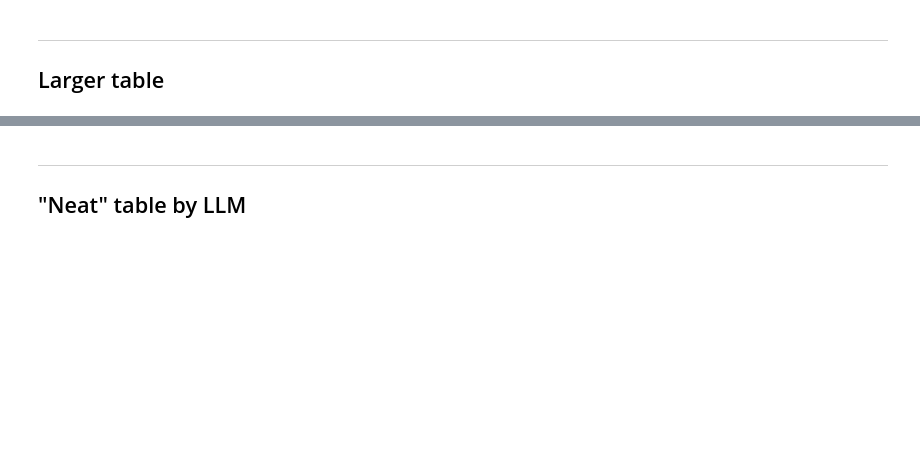
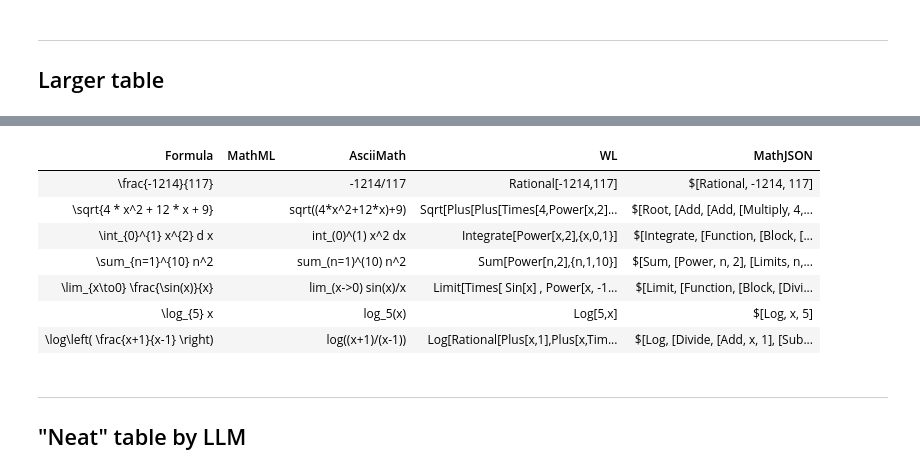
Before and after one commit to antononcube/Raku-LaTeX-Grammar, a Jupyter notebook: docs/Basic-usage-tables.ipynb, the cells around one changed output, grey strips where cells are left out. Saved outputs shown, nothing was run; the diff lists cells and outputs as text; code cells hidden in the pictures; blank space fills up the shorter version.

```diff
--- a/docs/Basic-usage-tables.ipynb
+++ b/docs/Basic-usage-tables.ipynb
@@ -80,3 +104,25 @@ my $tbl = @res
+# %%
+#%html
+
+my @targets = <MathML AsciiMath WL MathJSON>;
+#my @targets = <MathML>;
+
+my @res = do for @formulas -> $fm {
+    [Formula => $fm, |@targets.map({ $_ => latex-interpret($fm, actions => $_) }).map({ $_.value ~~ Str:D ?? $_ !! ($_.key => $_.value.raku)})].Hash
+}
+
+my $tbl = @res
+==> to-html(field-names => ['Formula', |@targets], align => 'left')
+==> { .subst(/ '"' | '&quot;' /, :g) }()
+# %% [output]
+| Formula | MathML | AsciiMath | WL | MathJSON |
+| \frac{-1214}{117} |  | -1214/117 | Rational[-1214,117] | $[Rational, -1214, 117] |
+| \sqrt{4 * x^2 + 12 * x + 9} |  | sqrt((4*x^2+12*x)+9) | Sqrt[Plus[Plus[Times[4,Power[x,2]... | $[Root, [Add, [Add, [Multiply, 4,... |
+| \int_{0}^{1} x^{2} d x |  | int_(0)^(1) x^2 dx | Integrate[Power[x,2],{x,0,1}] | $[Integrate, [Function, [Block, [... |
+| \sum_{n=1}^{10} n^2 |  | sum_(n=1)^(10) n^2 | Sum[Power[n,2],{n,1,10}] | $[Sum, [Power, n, 2], [Limits, n,... |
+| \lim_{x\to0} \frac{\sin(x)}{x} |  | lim_(x->0) sin(x)/x | Limit[Times[ Sin[x] , Power[x, -1... | $[Limit, [Function, [Block, [Divi... |
+| \log_{5} x |  | log_5(x) | Log[5,x] | $[Log, x, 5] |
+| \log\left( \frac{x+1}{x-1} \right) |  | log((x+1)/(x-1)) | Log[Rational[Plus[x,1],Plus[x,Tim... | $[Log, [Divide, [Add, x, 1], [Sub... |
 # %% [markdown]
 ---
 
```
Also changed, not shown: parts of 17 cells of this notebook, 3 other files.
